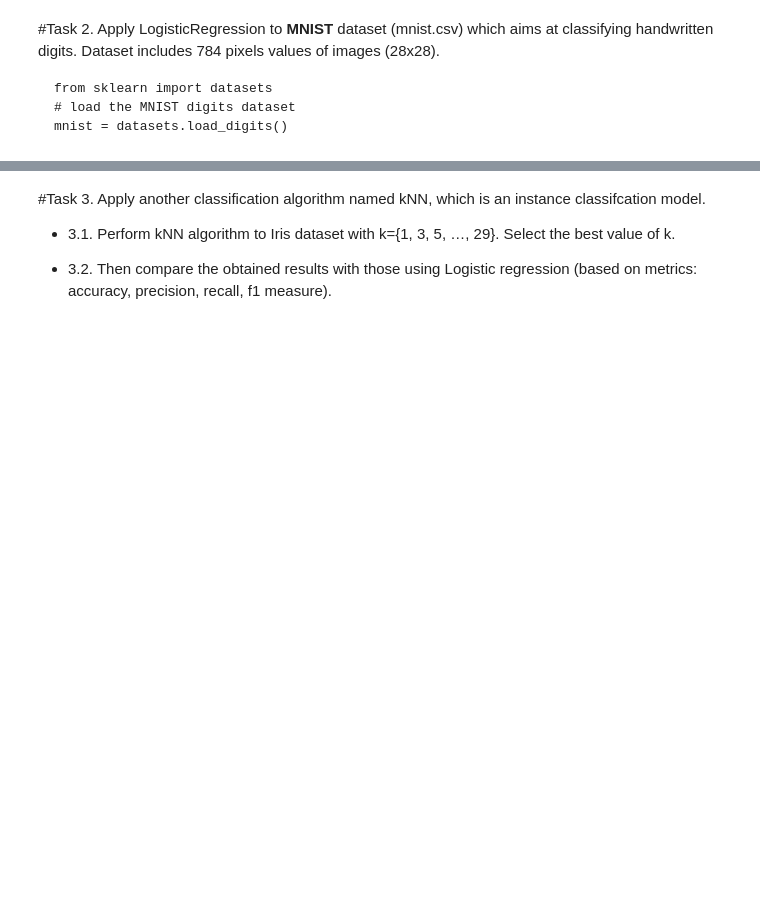
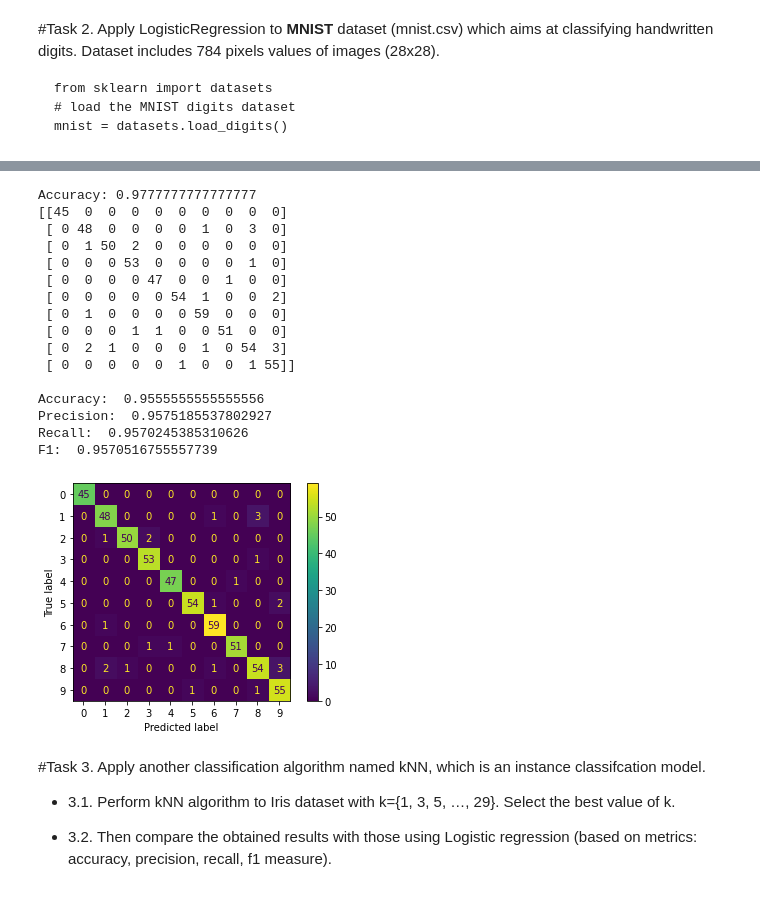
Before and after one commit to NguyenThiTrucMai/MayHoc, a Jupyter notebook: Lab_4_20130321_NguyenThiTrucMai.ipynb, the cells around one changed output, grey strips where cells are left out. Drawn from its saved outputs; the diff is of its cells as text; code cells hidden in the pictures; blank space fills up the shorter version.

```diff
--- a/Lab_4_20130321_NguyenThiTrucMai.ipynb
+++ b/Lab_4_20130321_NguyenThiTrucMai.ipynb
@@ -122,3 +104,65 @@ Accuracy :  0.9777777777777777
+# %%
+# code
+
+from sklearn import datasets
+mnist= datasets.load_digits
+
+
+
+from sklearn.linear_model import LogisticRegression
+from sklearn.metrics import accuracy_score
+
+# Tạo mô hình và fit với dữ liệu huấn luyện
+lr_model = LogisticRegression(max_iter=500)
+lr_model.fit(X_train, y_train)
+
+# Dự đoán kết quả cho tập kiểm tra và tính độ chính xác
+y_pred = lr_model.predict(X_test)
+accuracy = accuracy_score(y_test, y_pred)
+print("Accuracy:", accuracy)
+
+
+
+
+mnist = datasets.load_digits()
+classifier = LogisticRegression(solver='lbfgs', max_iter=220000)
+x= mnist['data']
+y= mnist['target']
+X_train, X_test, y_train, y_test = train_test_split(x, y, test_size=0.3, random_state=0)
+classifier.fit(X_train, y_train)
+y_pred = classifier.predict(X_test)
+cm = confusion_matrix(y_test, y_pred)
+print(cm)
+
+ConfusionMatrixDisplay.from_predictions(y_test,y_pred)
+
+accuracy = metrics.accuracy_score(y_test, y_pred)
+precision = metrics.precision_score(y_test, y_pred, average='macro')
+recall = metrics.recall_score(y_test, y_pred, average='macro')
+f1 = metrics.f1_score(y_test, y_pred, average='macro')
+
+print ("\nAccuracy: ", accuracy)
+print ("Precision: ", precision)
+print ("Recall: ", recall)
+print ("F1: ", f1, "\n")
+# %% [output]
+Accuracy: 0.9777777777777777
+[[45  0  0  0  0  0  0  0  0  0]
+ [ 0 48  0  0  0  0  1  0  3  0]
+ [ 0  1 50  2  0  0  0  0  0  0]
+ [ 0  0  0 53  0  0  0  0  1  0]
+ [ 0  0  0  0 47  0  0  1  0  0]
+ [ 0  0  0  0  0 54  1  0  0  2]
+ [ 0  1  0  0  0  0 59  0  0  0]
+ [ 0  0  0  1  1  0  0 51  0  0]
+ [ 0  2  1  0  0  0  1  0 54  3]
+ [ 0  0  0  0  0  1  0  0  1 55]]
+
+Accuracy:  0.9555555555555556
+Precision:  0.9575185537802927
+Recall:  0.9570245385310626
+F1:  0.9570516755557739
+[figure, added]
 # %% [markdown]
 #Task 3.
 Apply another classification algorithm named kNN, which is an instance classifcation model.
```
Also changed, not shown: parts of 11 cells of this notebook.
